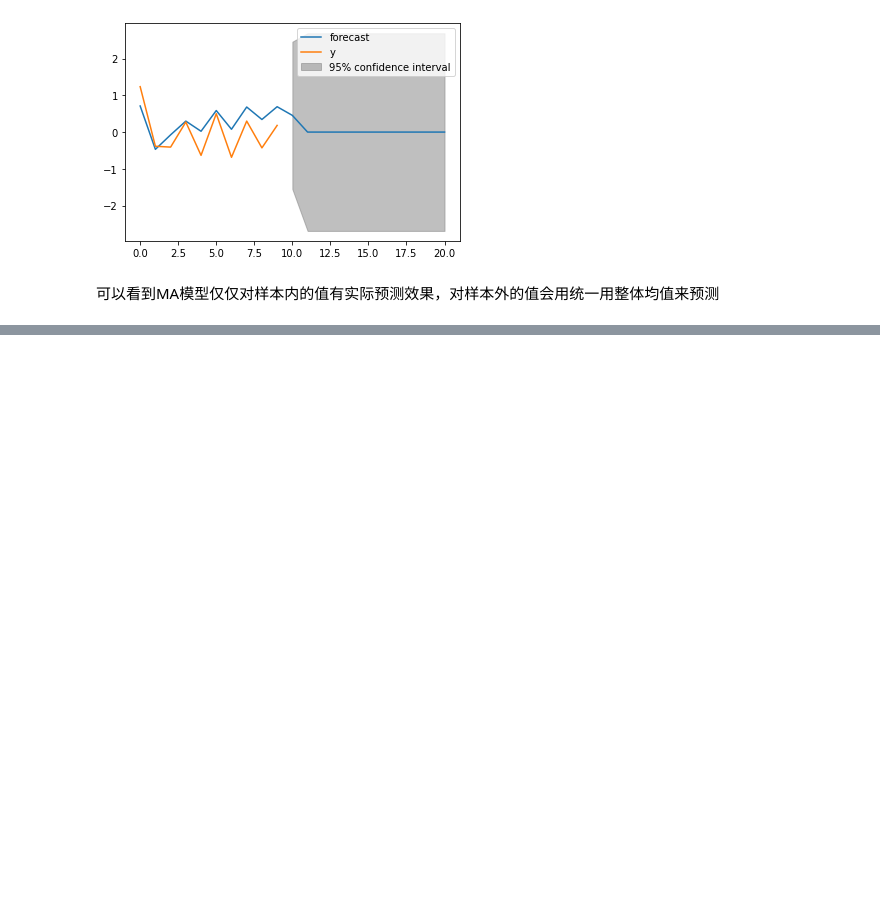
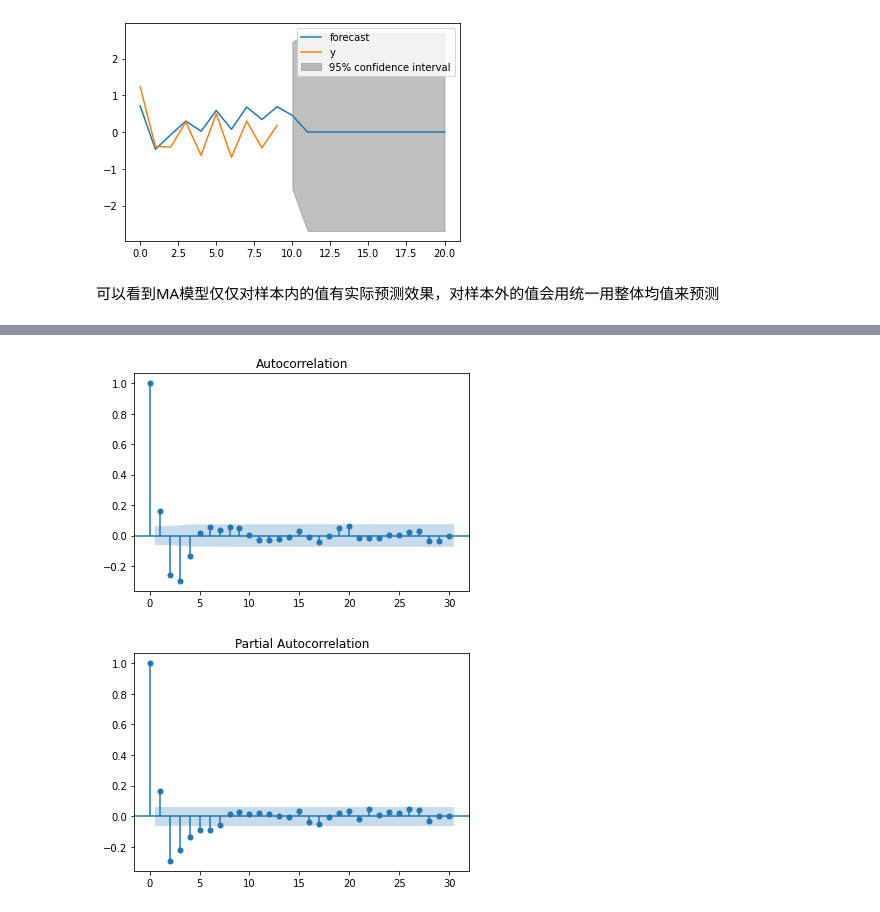
Before and after one commit to muxi324/timeseries101, a Jupyter notebook: cp4.ipynb, the cells around one changed output, grey strips where cells are left out. Saved outputs shown, nothing was run; the diff lists cells and outputs as text; code cells hidden in the pictures; blank space fills up the shorter version.

```diff
--- a/cp4.ipynb
+++ b/cp4.ipynb
@@ -198,0 +221,8 @@ plt.show()
+# %%
+# step1 - 画出acf，pacf曲线，根据经验规则，没有明显的cutoff，模型应当包含AR和MA项
+plot_acf(y)
+plot_pacf(y)
+plt.show()
+# %% [output]
+[figure, added]
+[figure, added]
```
Also changed, not shown: parts of 19 cells of this notebook, 10 other files.
